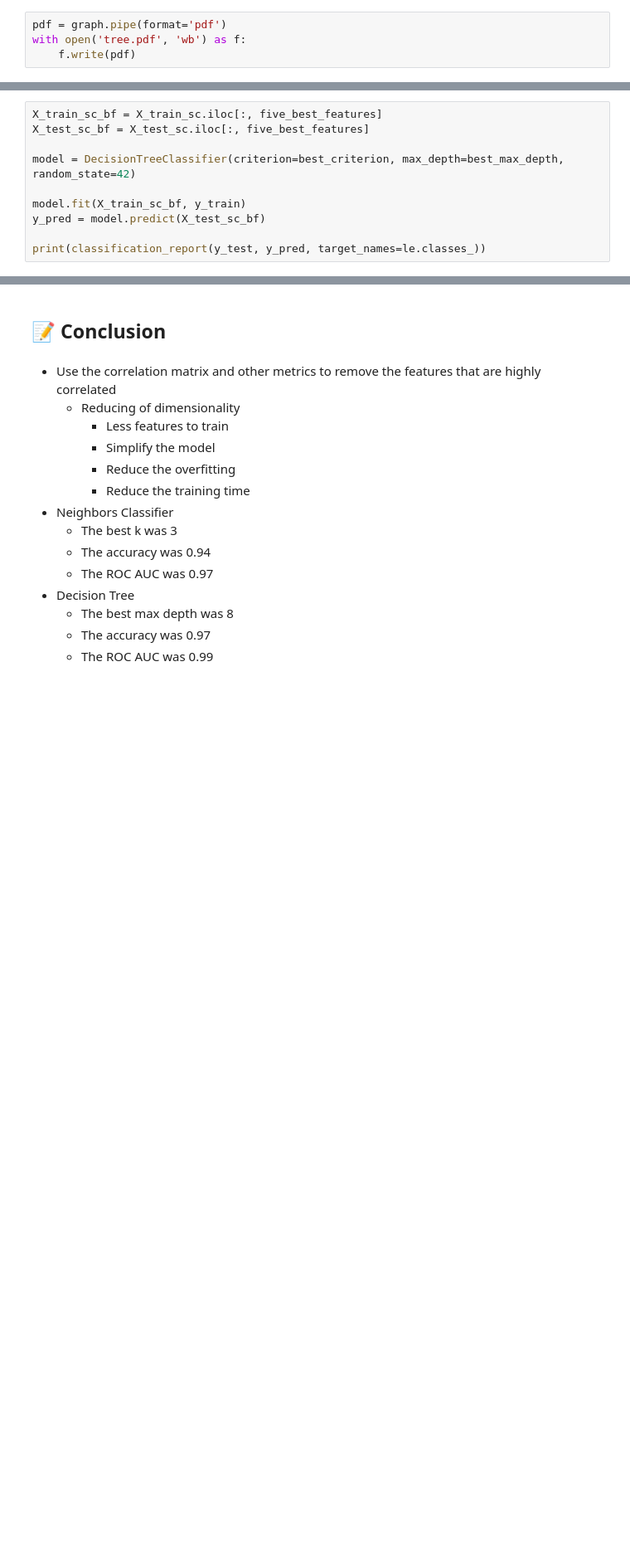
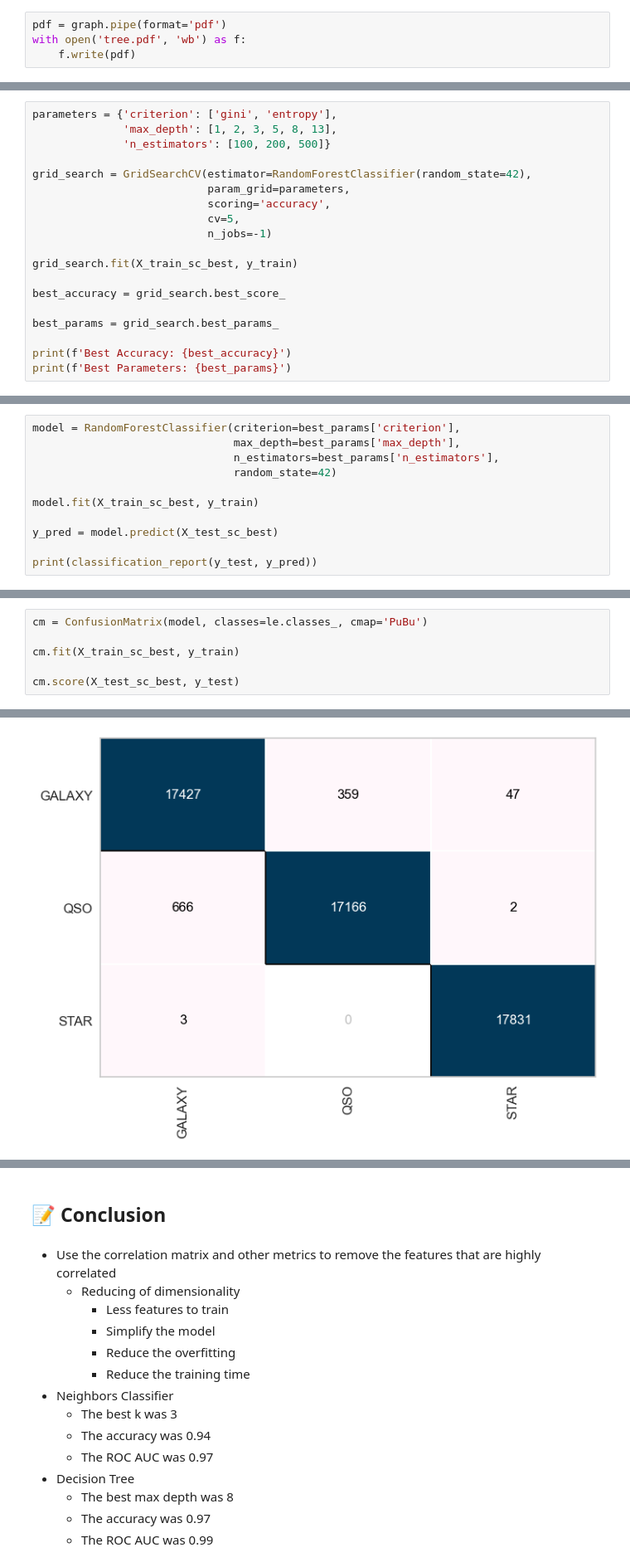
Before and after one commit to aSTRonuun/MachineLearning-2023-Vitor-Alves, a Jupyter notebook: 02-Stelar-Classification-Project/Stelar-Classification-Project-Vitor-Alves-M602497.ipynb, the cells around one changed output, grey strips where cells are left out. Shown at 83% size. Cells and saved outputs as stored; diff of their text form; blank space fills up the shorter version.

```diff
--- a/02-Stelar-Classification-Project/Stelar-Classification-Project-Vitor-Alves-M602497.ipynb
+++ b/02-Stelar-Classification-Project/Stelar-Classification-Project-Vitor-Alves-M602497.ipynb
@@ -673,0 +694,19 @@ Five Best Features:  Index(['redshift', 'g', 'u', 'plate', 'z'], dtype='object')
+# %%
+parameters = {'criterion': ['gini', 'entropy'],
+              'max_depth': [1, 2, 3, 5, 8, 13],
+              'n_estimators': [100, 200, 500]}
+
+grid_search = GridSearchCV(estimator=RandomForestClassifier(random_state=42),
+                           param_grid=parameters,
+                           scoring='accuracy',
+                           cv=5,
+                           n_jobs=-1)
+
+grid_search.fit(X_train_sc_best, y_train)
+
+best_accuracy = grid_search.best_score_
+
+best_params = grid_search.best_params_
+
+print(f'Best Accuracy: {best_accuracy}')
+print(f'Best Parameters: {best_params}')
@@ -676,13 +718,14 @@ Five Best Features:  Index(['redshift', 'g', 'u', 'plate', 'z'], dtype='object')
 # %%
-X_train_sc_bf = X_train_sc.iloc[:, five_best_features]
-X_test_sc_bf = X_test_sc.iloc[:, five_best_features]
+model = RandomForestClassifier(criterion=best_params['criterion'],
+                               max_depth=best_params['max_depth'],
+                               n_estimators=best_params['n_estimators'],
+                               random_state=42)
 
-model = DecisionTreeClassifier(criterion=best_criterion, max_depth=best_max_depth, random_state=42)
+model.fit(X_train_sc_best, y_train)
 
-model.fit(X_train_sc_bf, y_train)
-y_pred = model.predict(X_test_sc_bf)
+y_pred = model.predict(X_test_sc_best)
 
-print(classification_report(y_test, y_pred, target_names=le.classes_))
+print(classification_report(y_test, y_pred))
 # %% [output]
               precision    recall  f1-score   support
 
@@ -695,0 +741,7 @@ weighted avg       0.97      0.97      0.97     53501
+# %%
+cm = ConfusionMatrix(model, classes=le.classes_, cmap='PuBu')
+
+cm.fit(X_train_sc_best, y_train)
+
+cm.score(X_test_sc_best, y_test)
+# %% [output]
@@ -695,0 +749 @@ weighted avg       0.97      0.97      0.97     53501
+[figure, added]
```
Also changed, not shown: parts of 42 cells of this notebook.
